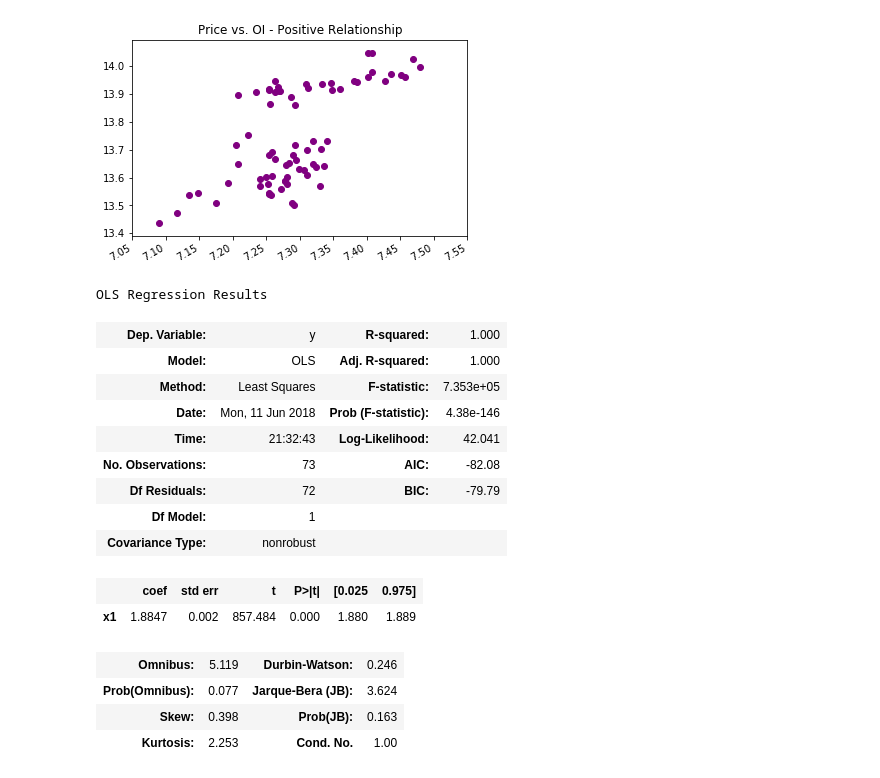
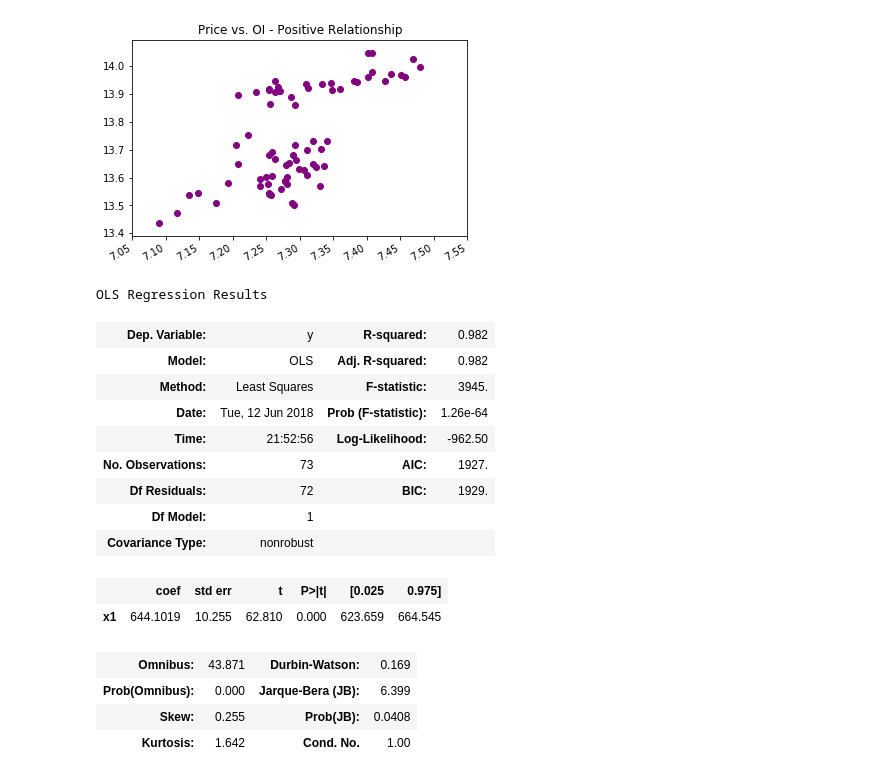
Before and after one commit to benlusamba/nutilities, a Jupyter notebook: soy_oi.ipynb, the cells around one changed output. Drawn from its saved outputs; the diff is of its cells as text; code cells hidden in the pictures.

```diff
--- a/soy_oi.ipynb
+++ b/soy_oi.ipynb
@@ -115,24 +115,24 @@ plt.show()
 # %% [output]
 [figure]
 # %%
-#Logistic Regression of price/oi
-model = sm.OLS(x_l, p_l).fit()
-predictions = model.predict(p_l)
+#Regression of price/oi
+model = sm.OLS(x, p).fit()
+predictions = model.predict(p)
 model.summary()
 # %% [output]
 OLS Regression Results
-| Dep. Variable: | y | R-squared: | 1.000 |
-| Model: | OLS | Adj. R-squared: | 1.000 |
-| Method: | Least Squares | F-statistic: | 7.353e+05 |
-| Date: | Mon, 11 Jun 2018 | Prob (F-statistic): | 4.38e-146 |
-| Time: | 21:32:43 | Log-Likelihood: | 42.041 |
-| No. Observations: | 73 | AIC: | -82.08 |
-| Df Residuals: | 72 | BIC: | -79.79 |
+| Dep. Variable: | y | R-squared: | 0.982 |
+| Model: | OLS | Adj. R-squared: | 0.982 |
+| Method: | Least Squares | F-statistic: | 3945. |
+| Date: | Tue, 12 Jun 2018 | Prob (F-statistic): | 1.26e-64 |
+| Time: | 21:52:56 | Log-Likelihood: | -962.50 |
+| No. Observations: | 73 | AIC: | 1927. |
+| Df Residuals: | 72 | BIC: | 1929. |
 | Df Model: | 1 |  |  |
 | Covariance Type: | nonrobust |  |  |
 |  | coef | std err | t | P>|t| | [0.025 | 0.975] |
-| x1 | 1.8847 | 0.002 | 857.484 | 0.000 | 1.880 | 1.889 |
+| x1 | 644.1019 | 10.255 | 62.810 | 0.000 | 623.659 | 664.545 |
-| Omnibus: | 5.119 | Durbin-Watson: | 0.246 |
-| Prob(Omnibus): | 0.077 | Jarque-Bera (JB): | 3.624 |
-| Skew: | 0.398 | Prob(JB): | 0.163 |
-| Kurtosis: | 2.253 | Cond. No. | 1.00 |
+| Omnibus: | 43.871 | Durbin-Watson: | 0.169 |
+| Prob(Omnibus): | 0.000 | Jarque-Bera (JB): | 6.399 |
+| Skew: | 0.255 | Prob(JB): | 0.0408 |
+| Kurtosis: | 1.642 | Cond. No. | 1.00 |
```
Also changed, not shown: parts of 1 cell of this notebook.
